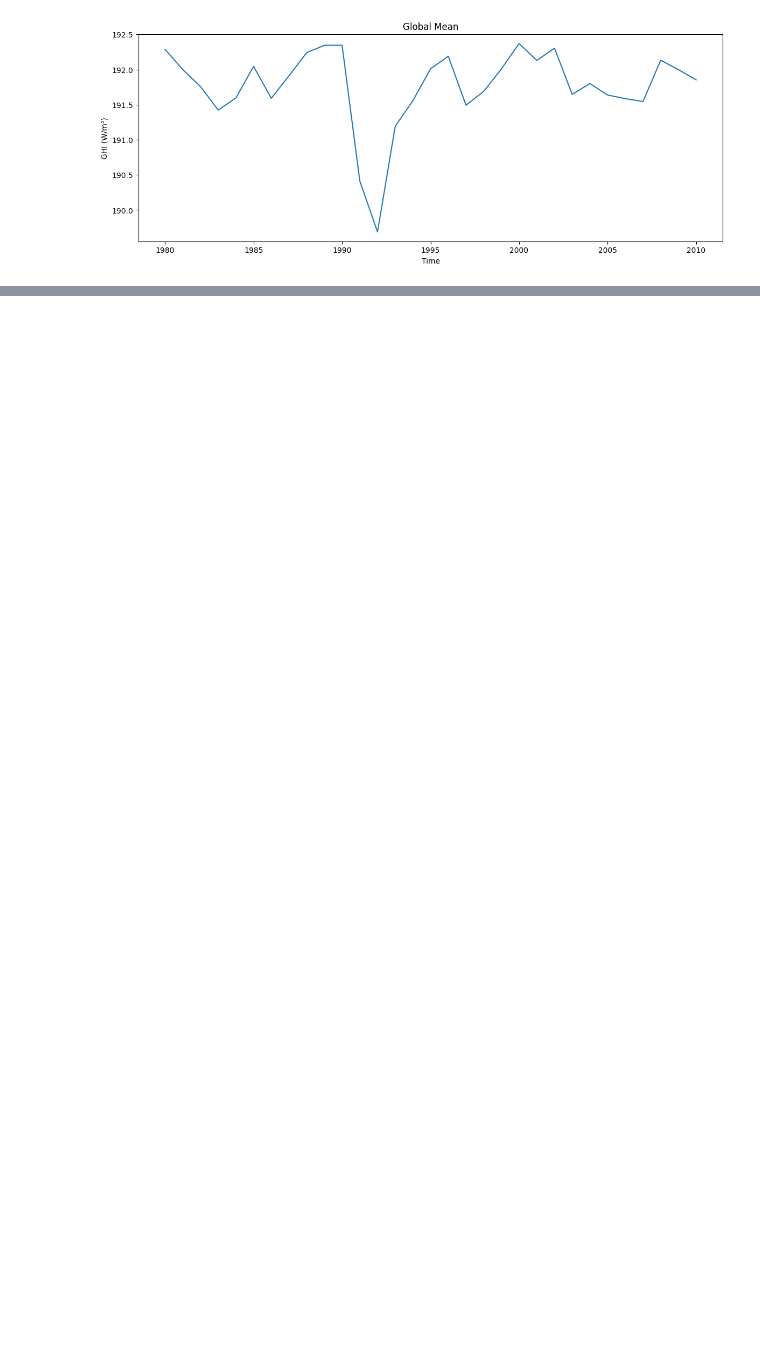
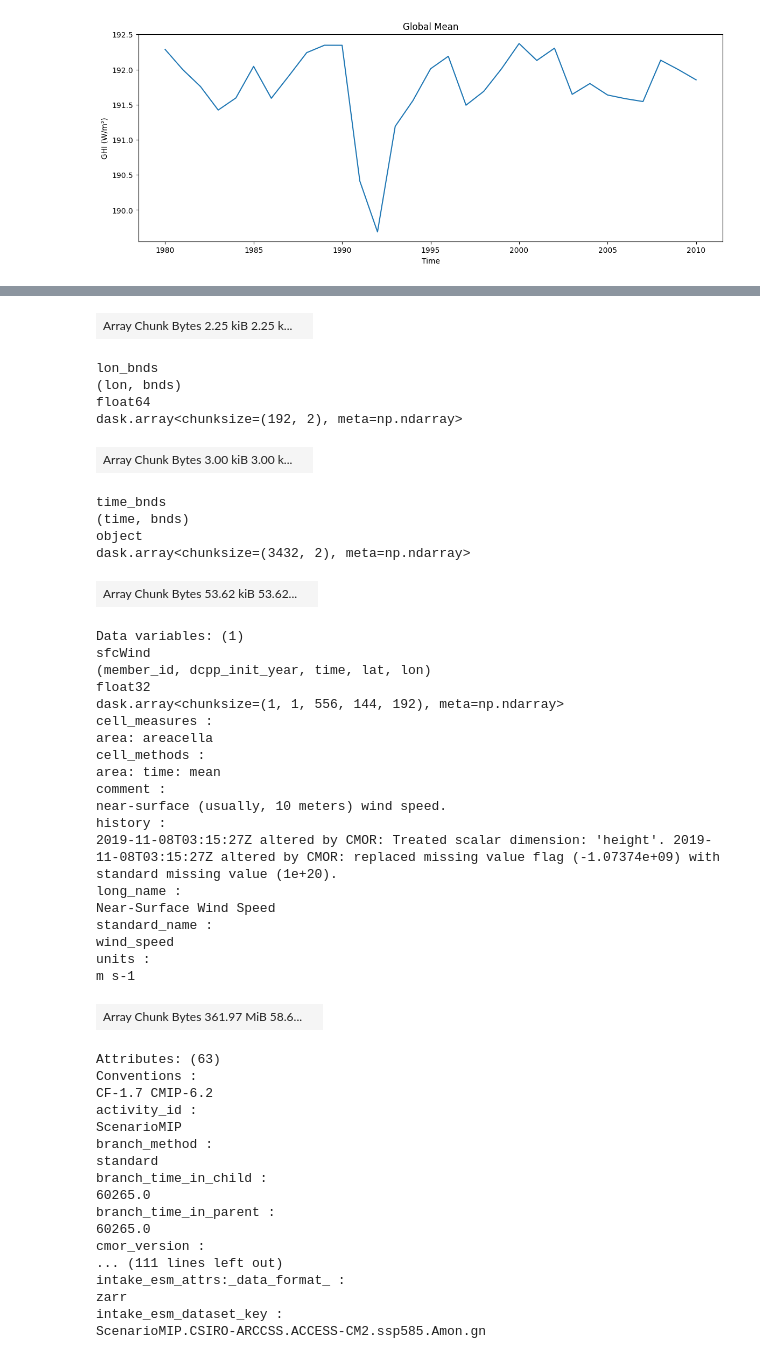
Before and after one commit to abhnil/Sydney_Energy_Workshop, a Jupyter notebook: notebooks/getcmip6data.ipynb, the cells around one changed output, grey strips where cells are left out. Cells and saved outputs as stored; diff of their text form; code cells hidden in the pictures; blank space fills up the shorter version.

```diff
--- a/notebooks/getcmip6data.ipynb
+++ b/notebooks/getcmip6data.ipynb
@@ -500,0 +526,4 @@ plt.show()
+# %%
+dw = dset_dict_w['ScenarioMIP.CSIRO-ARCCSS.ACCESS-CM2.ssp585.Amon.gn']
+dw
+# %% [output]
@@ -500,0 +547,48 @@ plt.show()
+| Array Chunk Bytes 2.25 kiB 2.25 k... |  |
+lon_bnds
+(lon, bnds)
+float64
+dask.array<chunksize=(192, 2), meta=np.ndarray>
+| Array Chunk Bytes 3.00 kiB 3.00 k... |  |
+time_bnds
+(time, bnds)
+object
+dask.array<chunksize=(3432, 2), meta=np.ndarray>
+| Array Chunk Bytes 53.62 kiB 53.62... |  |
+Data variables: (1)
+sfcWind
+(member_id, dcpp_init_year, time, lat, lon)
+float32
+dask.array<chunksize=(1, 1, 556, 144, 192), meta=np.ndarray>
+cell_measures :
+area: areacella
+cell_methods :
+area: time: mean
+comment :
+near-surface (usually, 10 meters) wind speed.
+history :
+2019-11-08T03:15:27Z altered by CMOR: Treated scalar dimension: 'height'. 2019-11-08T03:15:27Z altered by CMOR: replaced missing value flag (-1.07374e+09) with standard missing value (1e+20).
+long_name :
+Near-Surface Wind Speed
+standard_name :
+wind_speed
+units :
+m s-1
+| Array Chunk Bytes 361.97 MiB 58.6... |  |
+Attributes: (63)
+Conventions :
+CF-1.7 CMIP-6.2
+activity_id :
+ScenarioMIP
+branch_method :
+standard
+branch_time_in_child :
+60265.0
+branch_time_in_parent :
+60265.0
+cmor_version :
+... (111 lines left out)
+intake_esm_attrs:_data_format_ :
+zarr
+intake_esm_dataset_key :
+ScenarioMIP.CSIRO-ARCCSS.ACCESS-CM2.ssp585.Amon.gn
```
Also changed, not shown: parts of 8 cells of this notebook.
